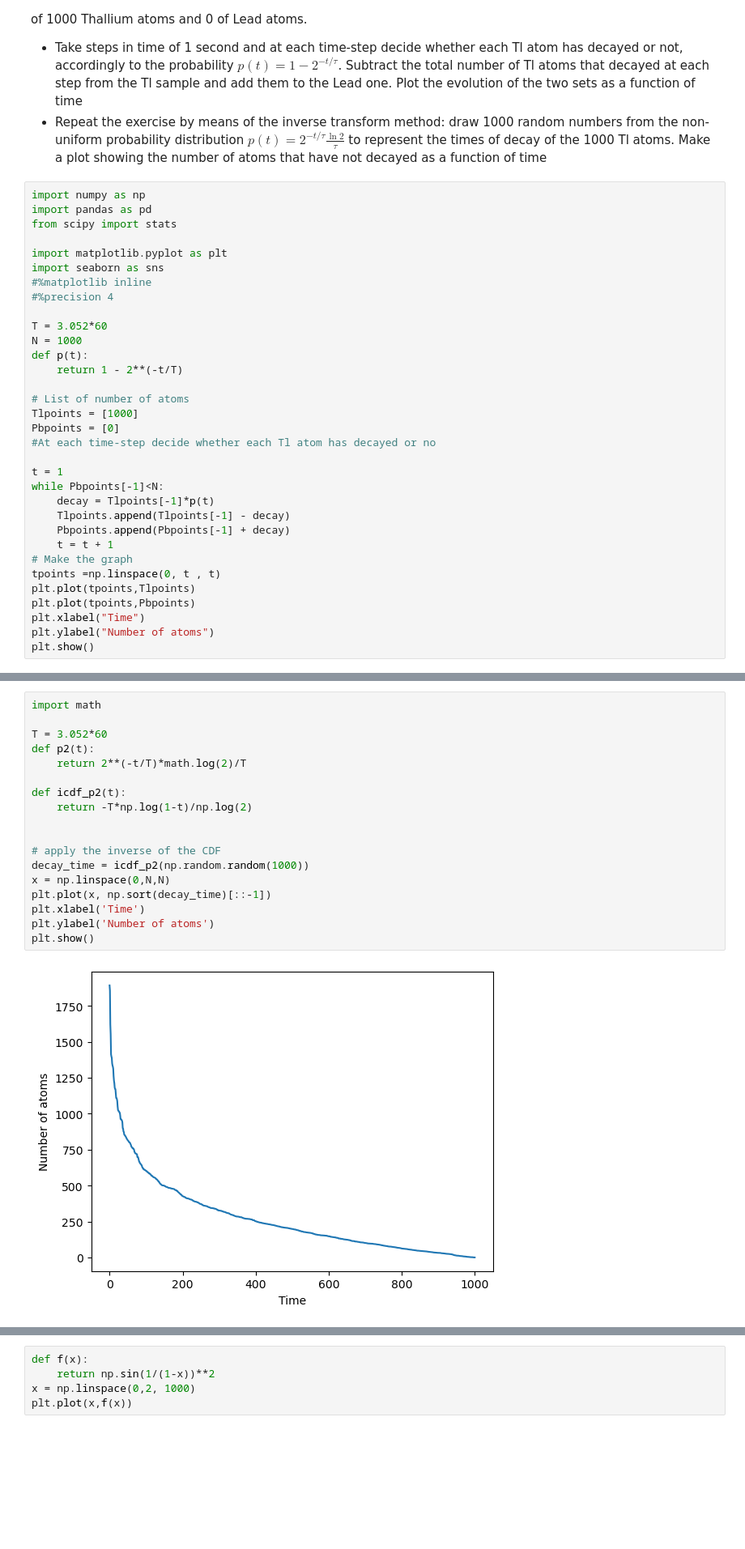
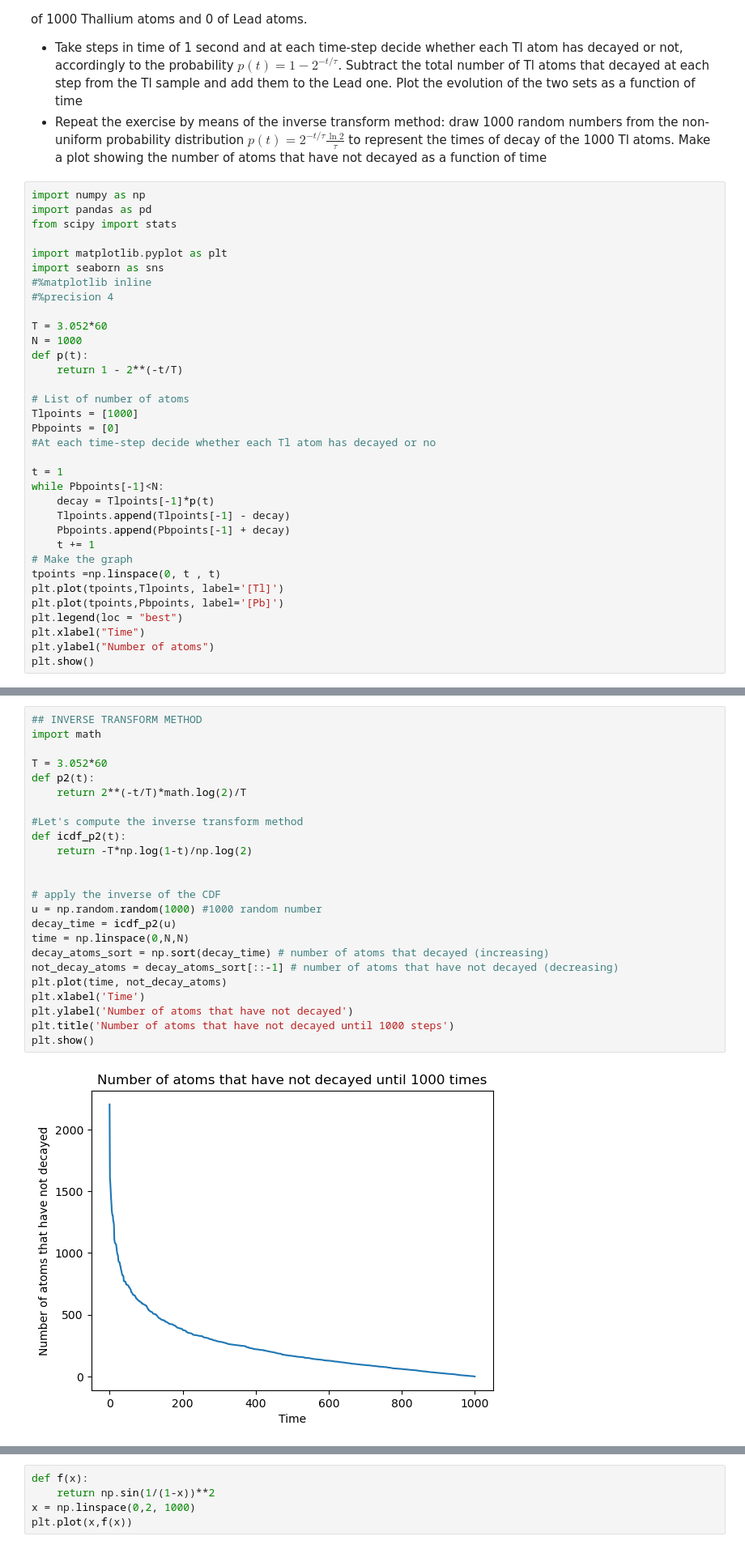
Before and after one commit to anais2412/ScientificComputingWithPython2022, a Jupyter notebook: 11ex_montecarlo.ipynb, the cells around one changed output, grey strips where cells are left out. Shown: that part at 81% size. Drawn from its saved outputs; the diff is of its cells as text; blank space fills up the shorter version.

```diff
--- a/11ex_montecarlo.ipynb
+++ b/11ex_montecarlo.ipynb
@@ -30,11 +30,12 @@ while Pbpoints[-1]<N:
     decay = Tlpoints[-1]*p(t)
     Tlpoints.append(Tlpoints[-1] - decay)
     Pbpoints.append(Pbpoints[-1] + decay)
-    t = t + 1
+    t += 1
 # Make the graph
 tpoints =np.linspace(0, t , t)
-plt.plot(tpoints,Tlpoints)
-plt.plot(tpoints,Pbpoints)
+plt.plot(tpoints,Tlpoints, label='[Tl]')
+plt.plot(tpoints,Pbpoints, label='[Pb]')
+plt.legend(loc = "best")
 plt.xlabel("Time")
 plt.ylabel("Number of atoms")
 plt.show()
@@ -43,23 +44,29 @@ plt.show()
 # %%
+## INVERSE TRANSFORM METHOD
 import math
 
 T = 3.052*60
 def p2(t):
     return 2**(-t/T)*math.log(2)/T
 
+#Let's compute the inverse transform method
 def icdf_p2(t):
     return -T*np.log(1-t)/np.log(2)
 
 
 # apply the inverse of the CDF
-decay_time = icdf_p2(np.random.random(1000))
-x = np.linspace(0,N,N)
-plt.plot(x, np.sort(decay_time)[::-1])
+u = np.random.random(1000) #1000 random number
+decay_time = icdf_p2(u)
+time = np.linspace(0,N,N)
+decay_atoms_sort = np.sort(decay_time) # number of atoms that decayed (increasing)
+not_decay_atoms = decay_atoms_sort[::-1] # number of atoms that have not decayed (decreasing)
+plt.plot(time, not_decay_atoms)
 plt.xlabel('Time')
-plt.ylabel('Number of atoms')
+plt.ylabel('Number of atoms that have not decayed')
+plt.title('Number of atoms that have not decayed until 1000 steps')
 plt.show()
 # %% [output]
-[figure, old version]
+[figure, new version]
 # %% [markdown]
 2\. **Monte Carlo integration: hit/miss vs mean value method**
 
```
Also changed, not shown: parts of 6 cells of this notebook, 2 other files.
